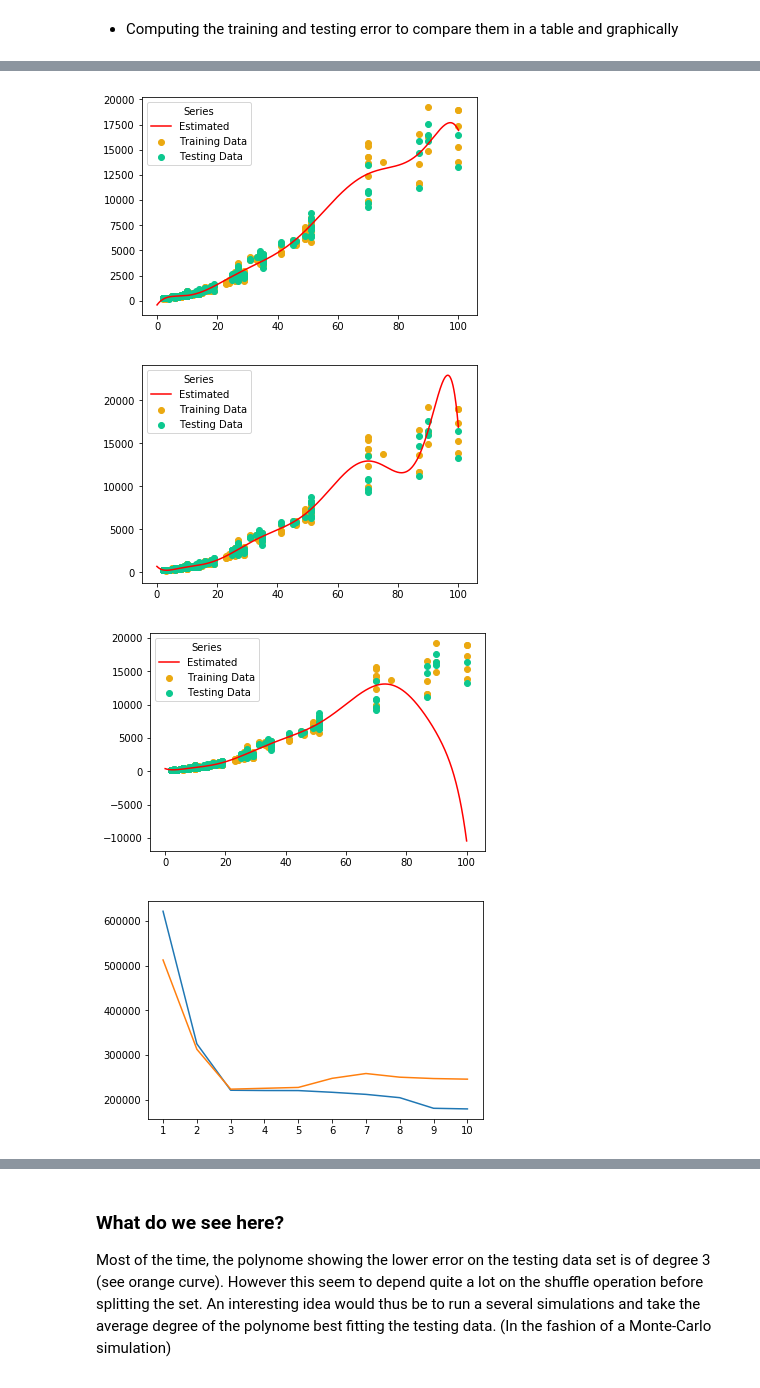
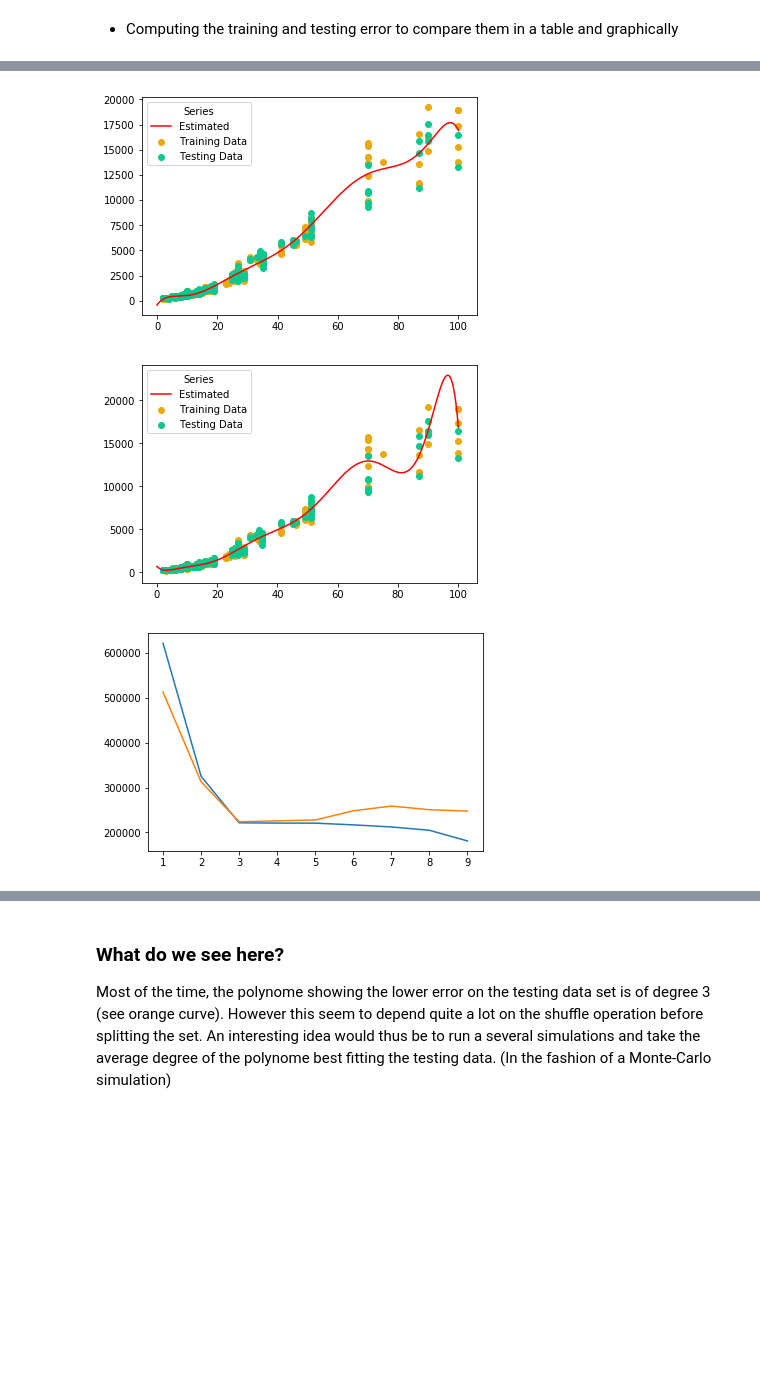
Before and after one commit to SebastienMoeller/MAP536_Python_Final, a Jupyter notebook: Project_Notebook_Sebastien_MOELLER_Viktor_MALESEVIC.ipynb, the cells around one changed output, grey strips where cells are left out. Drawn from its saved outputs; the diff is of its cells as text; code cells hidden in the pictures; blank space fills up the shorter version.

Commit message:
Reduced trainTestError(n) to n=9

```diff
--- a/Project_Notebook_Sebastien_MOELLER_Viktor_MALESEVIC.ipynb
+++ b/Project_Notebook_Sebastien_MOELLER_Viktor_MALESEVIC.ipynb
@@ -626,7 +626,7 @@ def meanSquareError(true, predicted):
 # %%
 def magic(n, x_data = x_data, x_test = x_test, y_data = y_data, y_test = y_test):
     n = n+1
-    param0 = np.ones(n)
+    param0 = np.zeros(n)
     param1, meta_res = scipy.optimize.leastsq(polynomialError, param0[:], args = (x_data, y_data))
 
     plt.scatter(x_data,y_data,label='Training Data', color = '#EBA911')
@@ -656,19 +656,18 @@ def trainTestError(n):
 
     return error
 # %%
-trainTestError(10)
+trainTestError(9)
 # %% [output]
 [figure]
 [figure]
 [figure]
 [figure]
 [figure]
 [figure]
 [figure]
 [figure]
 [figure]
-[figure, old version]
+[figure, new version]
-[figure, removed]
 [(621915, 512860),
  (325076, 312895),
  (221232, 223633),
```
Also changed, not shown: parts of 1 cell of this notebook.
